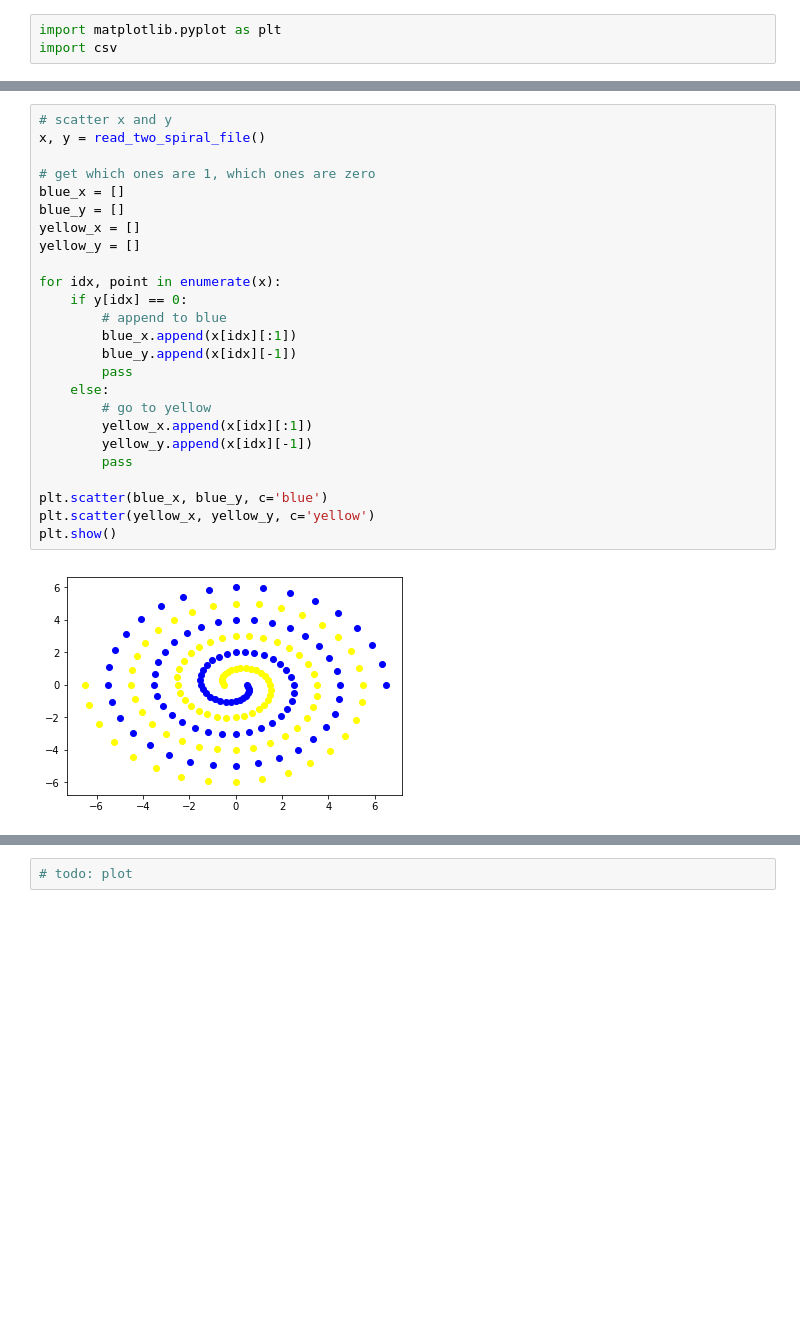
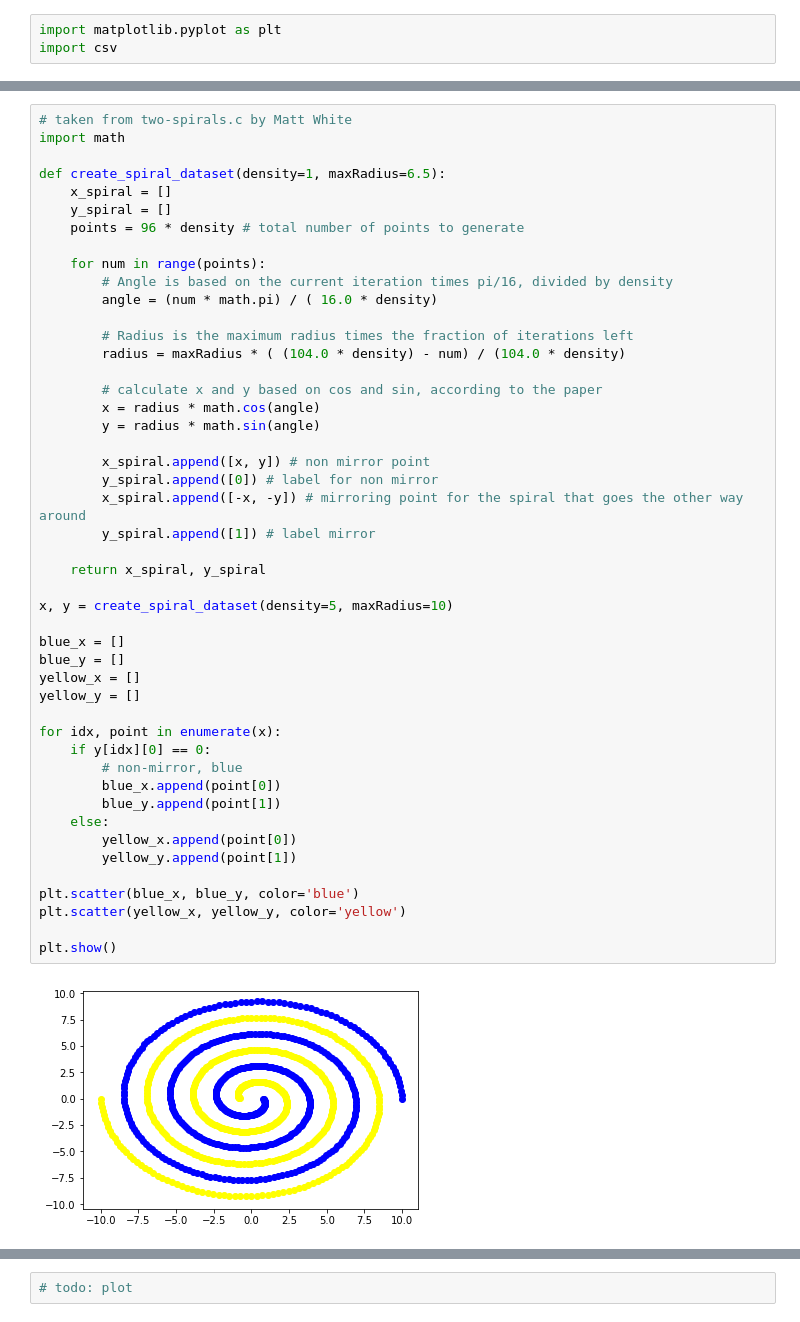
Before and after one commit to bibby-wang/comp3330-assignments, a Jupyter notebook: Assignment2.ipynb, the cells around one changed output, grey strips where cells are left out. Drawn from its saved outputs; the diff is of its cells as text; blank space fills up the shorter version.

Commit message:
Ported spiral generation code into python Removed codes that read from a csv file

```diff
--- a/Assignment2.ipynb
+++ b/Assignment2.ipynb
@@ -15,28 +4,50 @@ def read_two_spiral_file(filename="spiralsdataset.csv"):
-# %%
-# scatter x and y
-x, y = read_two_spiral_file()
-
-# get which ones are 1, which ones are zero
-blue_x = []
-blue_y = []
-yellow_x = []
-yellow_y = []
-
-for idx, point in enumerate(x):
-    if y[idx] == 0:
-        # append to blue
-        blue_x.append(x[idx][:1])
-        blue_y.append(x[idx][-1])
-        pass
-    else:
-        # go to yellow
-        yellow_x.append(x[idx][:1])
-        yellow_y.append(x[idx][-1])
-        pass
-
-plt.scatter(blue_x, blue_y, c='blue')
-plt.scatter(yellow_x, yellow_y, c='yellow')
-plt.show()
-# %% [output]
-[figure, removed]
+# %%
+# taken from two-spirals.c by Matt White
+import math
+
+def create_spiral_dataset(density=1, maxRadius=6.5):
+    x_spiral = []
+    y_spiral = []
+    points = 96 * density # total number of points to generate
+
+    for num in range(points):
+        # Angle is based on the current iteration times pi/16, divided by density
+        angle = (num * math.pi) / ( 16.0 * density)
+
+        # Radius is the maximum radius times the fraction of iterations left
+        radius = maxRadius * ( (104.0 * density) - num) / (104.0 * density)
+
+        # calculate x and y based on cos and sin, according to the paper
+        x = radius * math.cos(angle)
+        y = radius * math.sin(angle)
+
+        x_spiral.append([x, y]) # non mirror point
+        y_spiral.append([0]) # label for non mirror
+        x_spiral.append([-x, -y]) # mirroring point for the spiral that goes the other way around
+        y_spiral.append([1]) # label mirror
+
+    return x_spiral, y_spiral
+
+x, y = create_spiral_dataset(density=5, maxRadius=10)
+
+blue_x = []
+blue_y = []
+yellow_x = []
+yellow_y = []
+
+for idx, point in enumerate(x):
+    if y[idx][0] == 0:
+        # non-mirror, blue
+        blue_x.append(point[0])
+        blue_y.append(point[1])
+    else:
+        yellow_x.append(point[0])
+        yellow_y.append(point[1])
+
+plt.scatter(blue_x, blue_y, color='blue')
+plt.scatter(yellow_x, yellow_y, color='yellow')
+
+plt.show()
+# %% [output]
+[figure, added]
 # %%
```
Also changed, not shown: parts of 7 cells of this notebook, 2 other files.
